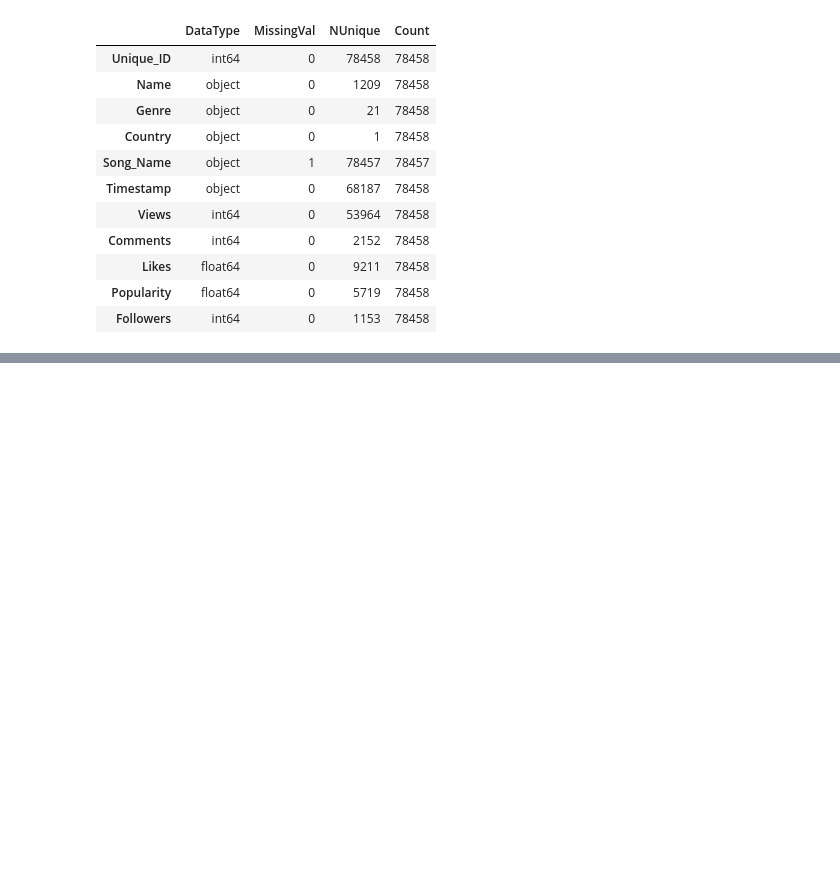
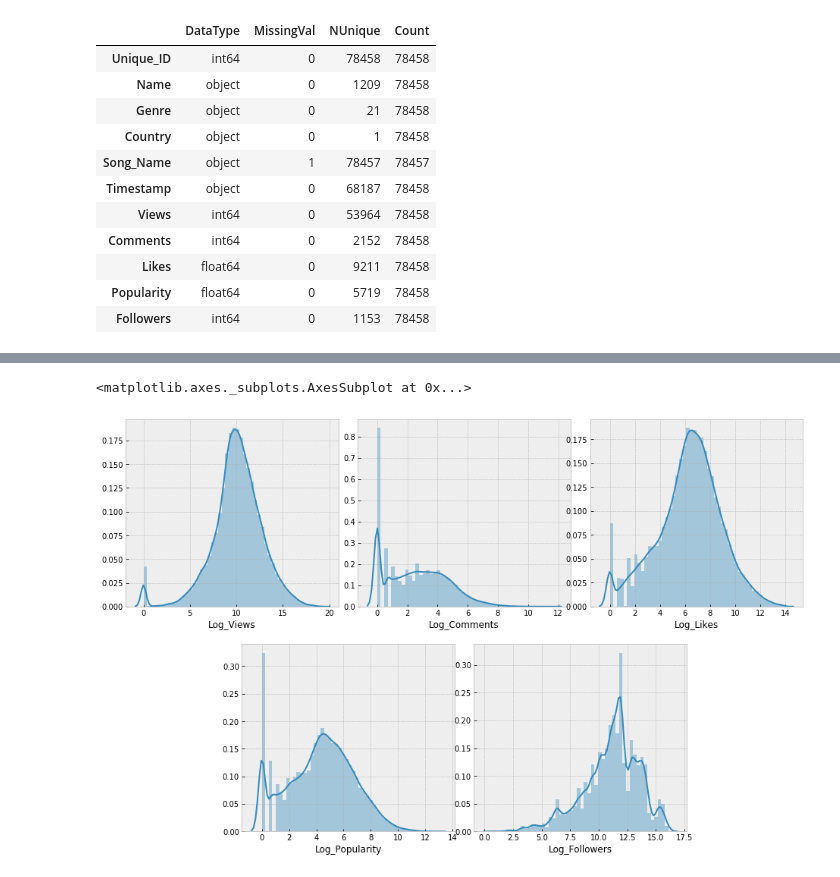
Before and after one commit to Shenghao1993/songs-popularity-prediction, a Jupyter notebook: 1.0-wsh-exploratory-data-analysis.ipynb, the cells around one changed output, grey strips where cells are left out. Cells and saved outputs as stored; diff of their text form; code cells hidden in the pictures; blank space fills up the shorter version.

```diff
--- a/1.0-wsh-exploratory-data-analysis.ipynb
+++ b/1.0-wsh-exploratory-data-analysis.ipynb
@@ -108,0 +153,16 @@ Index(['Views', 'Comments', 'Likes', 'Popularity', 'Followers'], dtype='object')
+# %%
+fig = plt.figure(figsize=(16, 10))
+ax1 = plt.subplot2grid(shape=(2,6), loc=(0,0), colspan=2)
+ax2 = plt.subplot2grid((2,6), (0,2), colspan=2)
+ax3 = plt.subplot2grid((2,6), (0,4), colspan=2)
+ax4 = plt.subplot2grid((2,6), (1,1), colspan=2)
+ax5 = plt.subplot2grid((2,6), (1,3), colspan=2)
+
+sns.distplot(train_df['Log_Views'], kde=True, ax=ax1)
+sns.distplot(train_df['Log_Comments'], kde=True, ax=ax2)
+sns.distplot(train_df['Log_Likes'], kde=True, ax=ax3)
+sns.distplot(train_df['Log_Popularity'], kde=True, ax=ax4)
+sns.distplot(train_df['Log_Followers'], kde=True, ax=ax5)
+# %% [output]
+<matplotlib.axes._subplots.AxesSubplot at 0x...>
+[figure, added]
```
Also changed, not shown: parts of 12 cells of this notebook.
